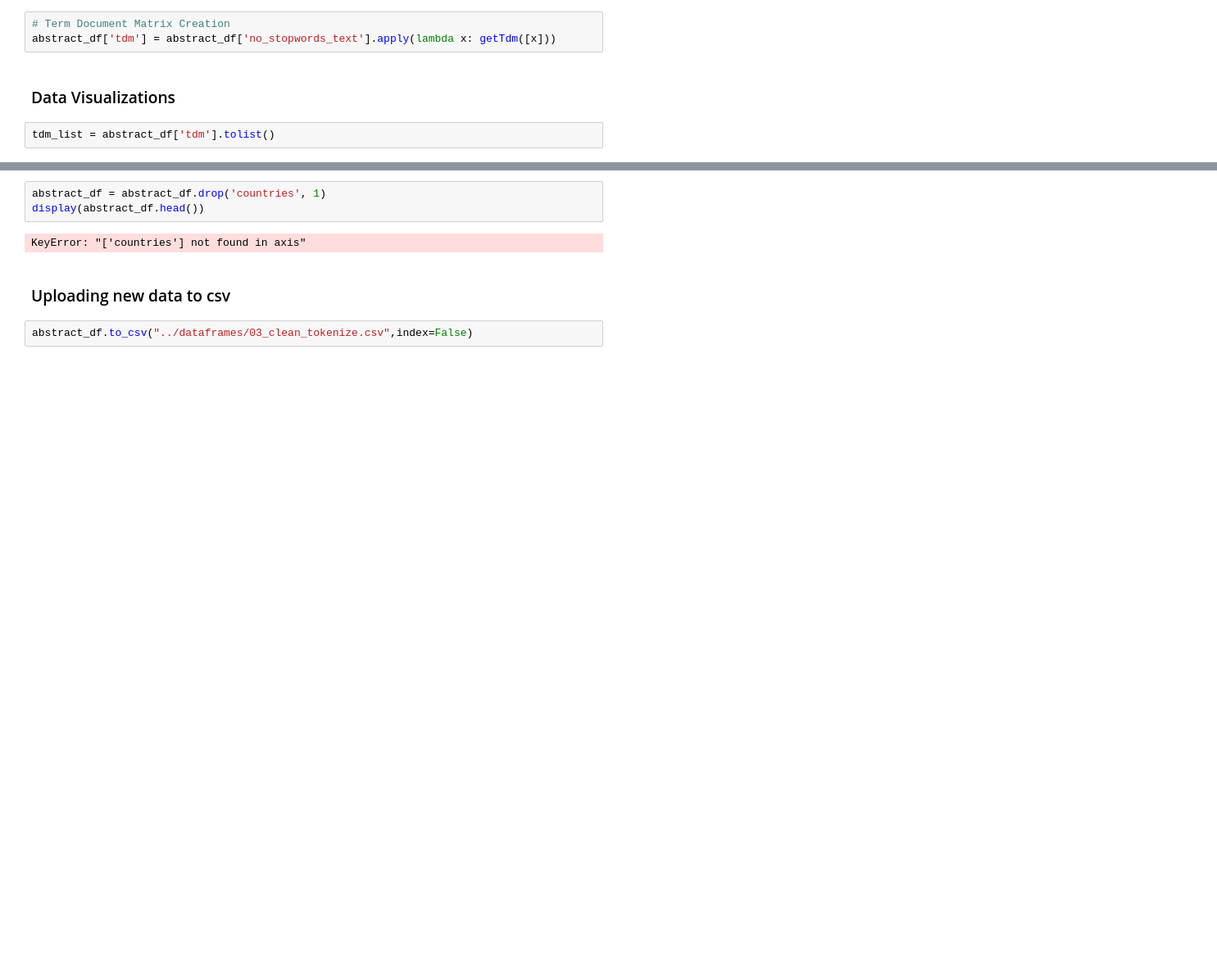
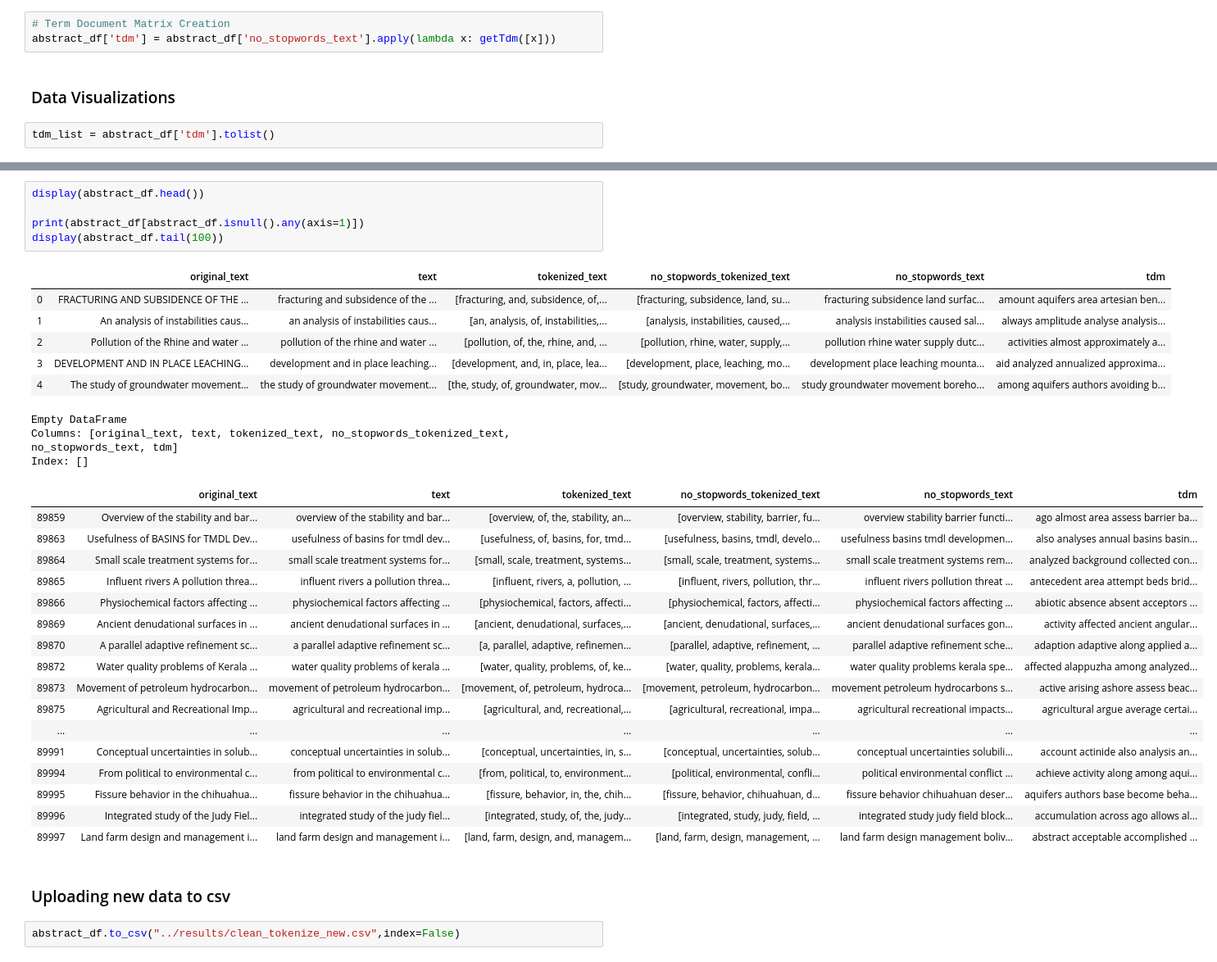
Before and after one commit to neelkandlikar/water-sentiment, a Jupyter notebook: code/03_clean_tokenize.ipynb, the cells around one changed output, grey strips where cells are left out. Shown: that part at 82% size. Saved outputs shown, nothing was run; the diff lists cells and outputs as text; blank space fills up the shorter version.

```diff
--- a/code/03_clean_tokenize.ipynb
+++ b/code/03_clean_tokenize.ipynb
@@ -146,9 +192,36 @@ print(tdm_list[4])
-# %%
-abstract_df = abstract_df.drop('countries', 1)
-display(abstract_df.head())
-# %% [output]
-KeyError: "['countries'] not found in axis"
+# %%
+display(abstract_df.head())
+
+print(abstract_df[abstract_df.isnull().any(axis=1)])
+display(abstract_df.tail(100))
+# %% [output]
+|  | original_text | text | tokenized_text | no_stopwords_tokenized_text | no_stopwords_text | tdm |
+| 0 | FRACTURING AND SUBSIDENCE OF THE ... | fracturing and subsidence of the ... | [fracturing, and, subsidence, of,... | [fracturing, subsidence, land, su... | fracturing subsidence land surfac... | amount aquifers area artesian ben... |
+| 1 | An analysis of instabilities caus... | an analysis of instabilities caus... | [an, analysis, of, instabilities,... | [analysis, instabilities, caused,... | analysis instabilities caused sal... | always amplitude analyse analysis... |
+| 2 | Pollution of the Rhine and water ... | pollution of the rhine and water ... | [pollution, of, the, rhine, and, ... | [pollution, rhine, water, supply,... | pollution rhine water supply dutc... | activities almost approximately a... |
+| 3 | DEVELOPMENT AND IN PLACE LEACHING... | development and in place leaching... | [development, and, in, place, lea... | [development, place, leaching, mo... | development place leaching mounta... | aid analyzed annualized approxima... |
+| 4 | The study of groundwater movement... | the study of groundwater movement... | [the, study, of, groundwater, mov... | [study, groundwater, movement, bo... | study groundwater movement boreho... | among aquifers authors avoiding b... |
+Empty DataFrame
+Columns: [original_text, text, tokenized_text, no_stopwords_tokenized_text, no_stopwords_text, tdm]
+Index: []
+|  | original_text | text | tokenized_text | no_stopwords_tokenized_text | no_stopwords_text | tdm |
+| 89859 | Overview of the stability and bar... | overview of the stability and bar... | [overview, of, the, stability, an... | [overview, stability, barrier, fu... | overview stability barrier functi... | ago almost area assess barrier ba... |
+| 89863 | Usefulness of BASINS for TMDL Dev... | usefulness of basins for tmdl dev... | [usefulness, of, basins, for, tmd... | [usefulness, basins, tmdl, develo... | usefulness basins tmdl developmen... | also analyses annual basins basin... |
+| 89864 | Small scale treatment systems for... | small scale treatment systems for... | [small, scale, treatment, systems... | [small, scale, treatment, systems... | small scale treatment systems rem... | analyzed background collected con... |
+| 89865 | Influent rivers A pollution threa... | influent rivers a pollution threa... | [influent, rivers, a, pollution, ... | [influent, rivers, pollution, thr... | influent rivers pollution threat ... | antecedent area attempt beds brid... |
+| 89866 | Physiochemical factors affecting ... | physiochemical factors affecting ... | [physiochemical, factors, affecti... | [physiochemical, factors, affecti... | physiochemical factors affecting ... | abiotic absence absent acceptors ... |
+| 89869 | Ancient denudational surfaces in ... | ancient denudational surfaces in ... | [ancient, denudational, surfaces,... | [ancient, denudational, surfaces,... | ancient denudational surfaces gon... | activity affected ancient angular... |
+| 89870 | A parallel adaptive refinement sc... | a parallel adaptive refinement sc... | [a, parallel, adaptive, refinemen... | [parallel, adaptive, refinement, ... | parallel adaptive refinement sche... | adaption adaptive along applied a... |
+| 89872 | Water quality problems of Kerala ... | water quality problems of kerala ... | [water, quality, problems, of, ke... | [water, quality, problems, kerala... | water quality problems kerala spe... | affected alappuzha among analyzed... |
+| 89873 | Movement of petroleum hydrocarbon... | movement of petroleum hydrocarbon... | [movement, of, petroleum, hydroca... | [movement, petroleum, hydrocarbon... | movement petroleum hydrocarbons s... | active arising ashore assess beac... |
+| 89875 | Agricultural and Recreational Imp... | agricultural and recreational imp... | [agricultural, and, recreational,... | [agricultural, recreational, impa... | agricultural recreational impacts... | agricultural argue average certai... |
+| ... | ... | ... | ... | ... | ... | ... |
+| 89991 | Conceptual uncertainties in solub... | conceptual uncertainties in solub... | [conceptual, uncertainties, in, s... | [conceptual, uncertainties, solub... | conceptual uncertainties solubili... | account actinide also analysis an... |
+| 89994 | From political to environmental c... | from political to environmental c... | [from, political, to, environment... | [political, environmental, confli... | political environmental conflict ... | achieve activity along among aqui... |
+| 89995 | Fissure behavior in the chihuahua... | fissure behavior in the chihuahua... | [fissure, behavior, in, the, chih... | [fissure, behavior, chihuahuan, d... | fissure behavior chihuahuan deser... | aquifers authors base become beha... |
+| 89996 | Integrated study of the Judy Fiel... | integrated study of the judy fiel... | [integrated, study, of, the, judy... | [integrated, study, judy, field, ... | integrated study judy field block... | accumulation across ago allows al... |
+| 89997 | Land farm design and management i... | land farm design and management i... | [land, farm, design, and, managem... | [land, farm, design, management, ... | land farm design management boliv... | abstract acceptable accomplished ... |
 # %% [markdown]
 ### Uploading new data to csv
 # %%
-abstract_df.to_csv("../dataframes/03_clean_tokenize.csv",index=False)
+abstract_df.to_csv("../results/clean_tokenize_new.csv",index=False)
```
Also changed, not shown: parts of 16 cells of this notebook, 20 other files.
